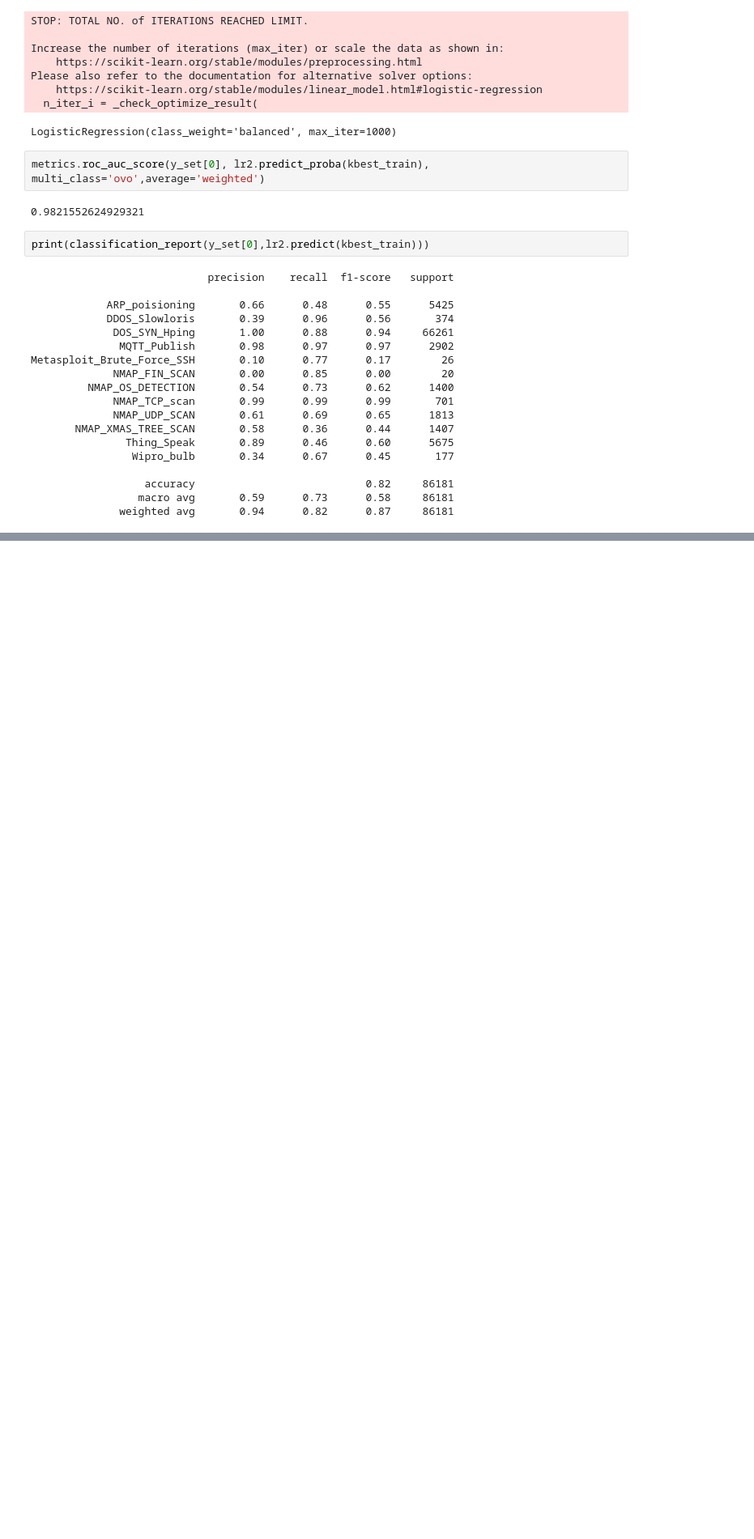
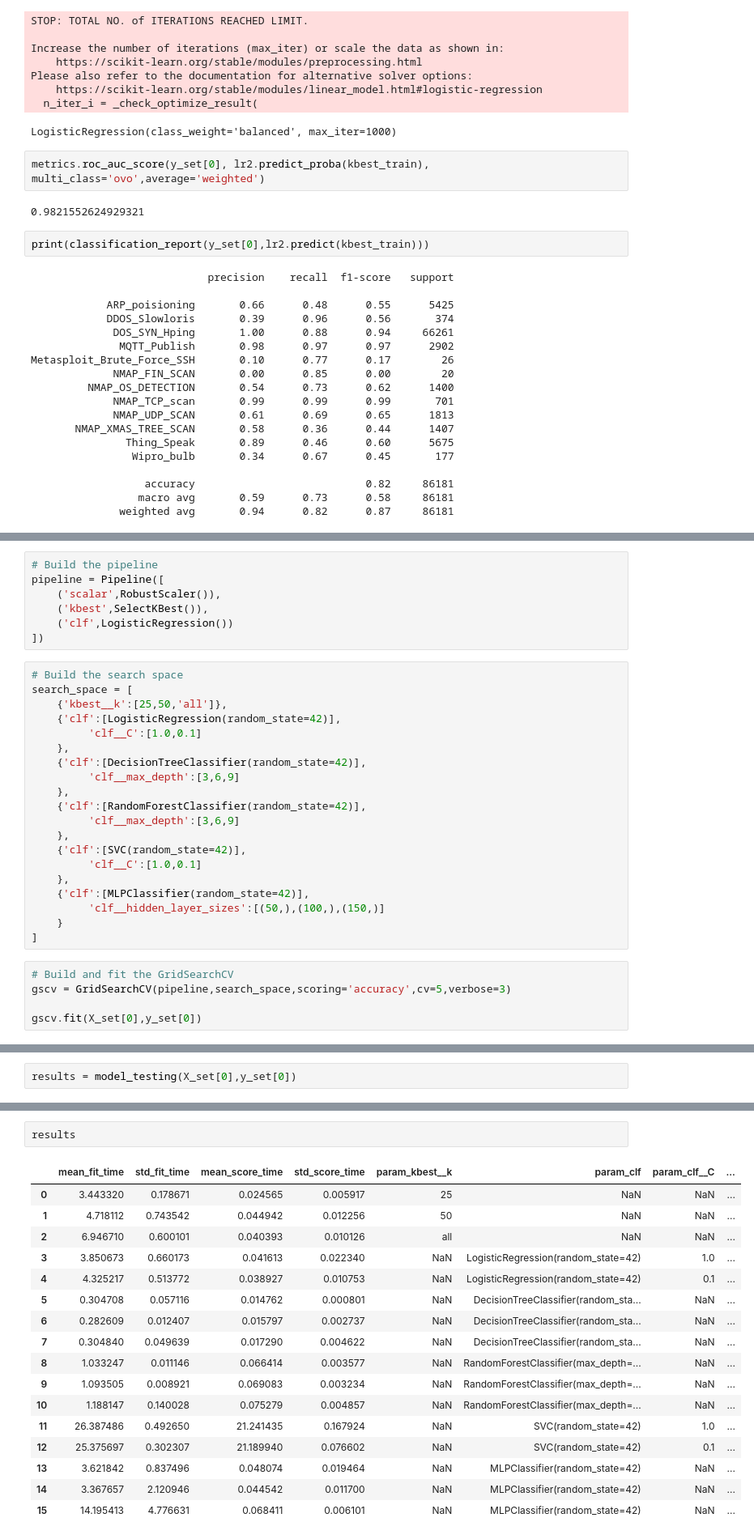
Before and after one commit to Michael-Nelson361/RT-IOT2022, a Jupyter notebook: model.ipynb, the cells around one changed output, grey strips where cells are left out. Shown: that part at 81% size. Saved outputs shown, nothing was run; the diff lists cells and outputs as text; blank space fills up the shorter version.

Commit message:
Continued development of modeling, including adding functions to model.py

```diff
--- a/model.ipynb
+++ b/model.ipynb
@@ -522,0 +825,32 @@ Metasploit_Brute_Force_SSH       0.10      0.77      0.17        26
+# %%
+# Build the pipeline
+pipeline = Pipeline([
+    ('scalar',RobustScaler()),
+    ('kbest',SelectKBest()),
+    ('clf',LogisticRegression())
+])
+# %%
+# Build the search space
+search_space = [
+    {'kbest__k':[25,50,'all']},
+    {'clf':[LogisticRegression(random_state=42)],
+         'clf__C':[1.0,0.1]
+    },
+    {'clf':[DecisionTreeClassifier(random_state=42)],
+         'clf__max_depth':[3,6,9]
+    },
+    {'clf':[RandomForestClassifier(random_state=42)],
+         'clf__max_depth':[3,6,9]
+    },
+    {'clf':[SVC(random_state=42)],
+         'clf__C':[1.0,0.1]
+    },
+    {'clf':[MLPClassifier(random_state=42)],
+         'clf__hidden_layer_sizes':[(50,),(100,),(150,)]
+    }
+]
+# %%
+# Build and fit the GridSearchCV
+gscv = GridSearchCV(pipeline,search_space,scoring='accuracy',cv=5,verbose=3)
+
+gscv.fit(X_set[0],y_set[0])
@@ -522,0 +1015,2 @@ Metasploit_Brute_Force_SSH       0.10      0.77      0.17        26
+# %%
+results = model_testing(X_set[0],y_set[0])
@@ -522,0 +1024,20 @@ Metasploit_Brute_Force_SSH       0.10      0.77      0.17        26
+# %%
+results
+# %% [output]
+|  | mean_fit_time | std_fit_time | mean_score_time | std_score_time | param_kbest__k | param_clf | param_clf__C | ... |
+| 0 | 3.443320 | 0.178671 | 0.024565 | 0.005917 | 25 | NaN | NaN | ... |
+| 1 | 4.718112 | 0.743542 | 0.044942 | 0.012256 | 50 | NaN | NaN | ... |
+| 2 | 6.946710 | 0.600101 | 0.040393 | 0.010126 | all | NaN | NaN | ... |
+| 3 | 3.850673 | 0.660173 | 0.041613 | 0.022340 | NaN | LogisticRegression(random_state=42) | 1.0 | ... |
+| 4 | 4.325217 | 0.513772 | 0.038927 | 0.010753 | NaN | LogisticRegression(random_state=42) | 0.1 | ... |
+| 5 | 0.304708 | 0.057116 | 0.014762 | 0.000801 | NaN | DecisionTreeClassifier(random_sta... | NaN | ... |
+| 6 | 0.282609 | 0.012407 | 0.015797 | 0.002737 | NaN | DecisionTreeClassifier(random_sta... | NaN | ... |
+| 7 | 0.304840 | 0.049639 | 0.017290 | 0.004622 | NaN | DecisionTreeClassifier(random_sta... | NaN | ... |
+| 8 | 1.033247 | 0.011146 | 0.066414 | 0.003577 | NaN | RandomForestClassifier(max_depth=... | NaN | ... |
+| 9 | 1.093505 | 0.008921 | 0.069083 | 0.003234 | NaN | RandomForestClassifier(max_depth=... | NaN | ... |
+| 10 | 1.188147 | 0.140028 | 0.075279 | 0.004857 | NaN | RandomForestClassifier(max_depth=... | NaN | ... |
+| 11 | 26.387486 | 0.492650 | 21.241435 | 0.167924 | NaN | SVC(random_state=42) | 1.0 | ... |
+| 12 | 25.375697 | 0.302307 | 21.189940 | 0.076602 | NaN | SVC(random_state=42) | 0.1 | ... |
+| 13 | 3.621842 | 0.837496 | 0.048074 | 0.019464 | NaN | MLPClassifier(random_state=42) | NaN | ... |
+| 14 | 3.367657 | 2.120946 | 0.044542 | 0.011700 | NaN | MLPClassifier(random_state=42) | NaN | ... |
+| 15 | 14.195413 | 4.776631 | 0.068411 | 0.006101 | NaN | MLPClassifier(random_state=42) | NaN | ... |
```
Also changed, not shown: parts of 58 cells of this notebook, 1 other file.
